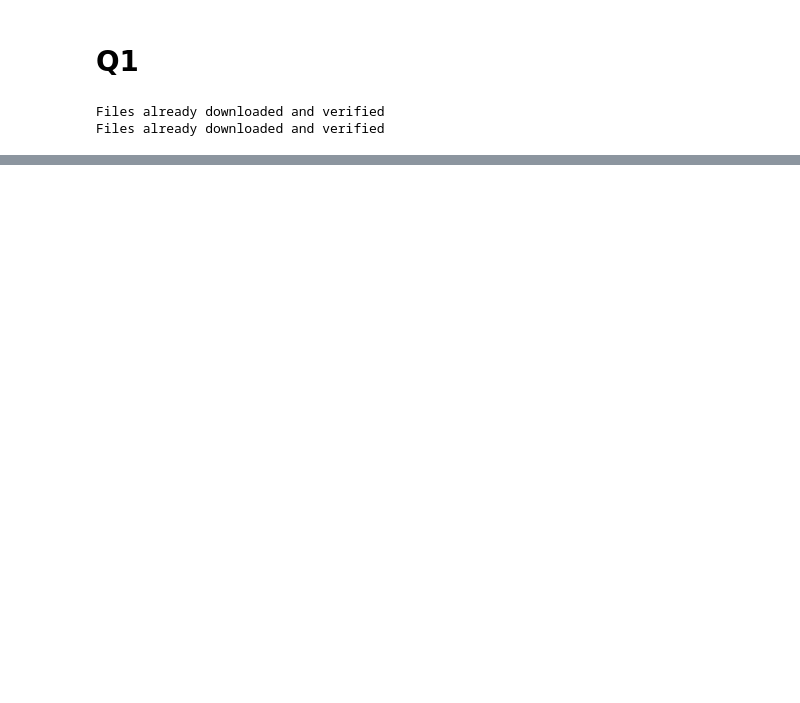
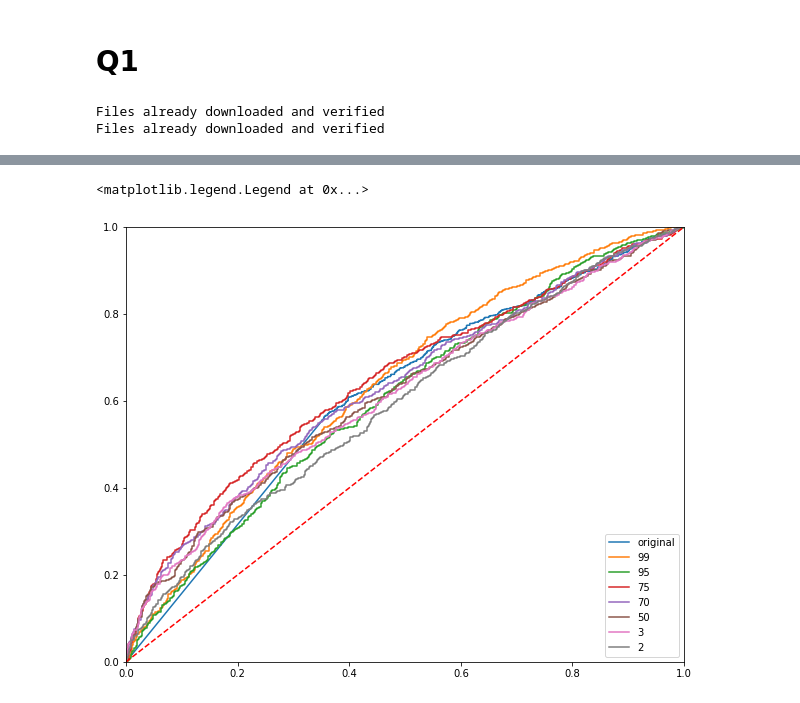
Before and after one commit to TaoHong888/ML, a Jupyter notebook: COM4509-6509_Assignment_2_UCard_XXXXXXXXX.ipynb, the cells around one changed output, grey strips where cells are left out. Saved outputs shown, nothing was run; the diff lists cells and outputs as text; code cells hidden in the pictures; blank space fills up the shorter version.

```diff
--- a/COM4509-6509_Assignment_2_UCard_XXXXXXXXX.ipynb
+++ b/COM4509-6509_Assignment_2_UCard_XXXXXXXXX.ipynb
@@ -75,0 +126,11 @@ tensor([[[[-0.2314, -0.0275,  0.0667,  ..., -0.1216, -0.2000,  0.1137],
+# %%
+pac_test_original = CatDog_test_X.numpy().reshape(CatDog_test_X.shape[0],-1)
+pac_test_99 = pca[0].transform(CatDog_test_X.numpy().reshape(CatDog_test_X.shape[0],-1))
+pac_test_95 = pca[1].transform(CatDog_test_X.numpy().reshape(CatDog_test_X.shape[0],-1))
+pac_test_75 = pca[2].transform(CatDog_test_X.numpy().reshape(CatDog_test_X.shape[0],-1))
+pac_test_70 = pca[3].transform(CatDog_test_X.numpy().reshape(CatDog_test_X.shape[0],-1))
+pac_test_50 = pca[4].transform(CatDog_test_X.numpy().reshape(CatDog_test_X.shape[0],-1))
+pac_test_3 = pca[5].transform(CatDog_test_X.numpy().reshape(CatDog_test_X.shape[0],-1))
+pac_test_2 = pca[6].transform(CatDog_test_X.numpy().reshape(CatDog_test_X.shape[0],-1))
+
+pac_test_y = CatDog_test_y.numpy().reshape(CatDog_test_y.shape[0])
@@ -75,0 +185,30 @@ tensor([[[[-0.2314, -0.0275,  0.0667,  ..., -0.1216, -0.2000,  0.1137],
+# %%
+# 2d
+# ROC
+from sklearn.metrics import roc_curve
+x_original, y_original, _ = roc_curve(pac_test_y, train_original_clf.predict_proba(pac_test_original)[:, 1])
+x_99, y_99, _ = roc_curve(pac_test_y, train_99_clf.predict_proba(pac_test_99)[:, 1])
+x_95, y_95, _ = roc_curve(pac_test_y, train_95_clf.predict_proba(pac_test_95)[:, 1])
+x_75, y_75, _ = roc_curve(pac_test_y, train_75_clf.predict_proba(pac_test_75)[:, 1])
+x_70, y_70, _ = roc_curve(pac_test_y, train_70_clf.predict_proba(pac_test_70)[:, 1])
+x_50, y_50, _ = roc_curve(pac_test_y, train_50_clf.predict_proba(pac_test_50)[:, 1])
+x_3, y_3, _ = roc_curve(pac_test_y, train_3_clf.predict_proba(pac_test_3)[:, 1])
+x_2, y_2, _ = roc_curve(pac_test_y, train_2_clf.predict_proba(pac_test_2)[:, 1])
+# %%
+plt.figure(figsize=(10,8))
+plt.plot(x_original, y_original,label='original')
+plt.plot(x_99, y_99,label='99')
+plt.plot(x_95, y_95,label='95')
+plt.plot(x_75, y_75,label='75')
+plt.plot(x_70, y_70,label='70')
+plt.plot(x_50, y_50,label='50')
+plt.plot(x_3, y_3,label='3')
+plt.plot(x_2, y_2,label='2')
+
+plt.plot([0, 1], [0, 1],'r--')
+plt.xlim([0.0, 1.0])
+plt.ylim([0.0, 1.0])
+plt.legend(loc="lower right")
+# %% [output]
+<matplotlib.legend.Legend at 0x...>
+[figure, added]
```
Also changed, not shown: parts of 51 cells of this notebook.
